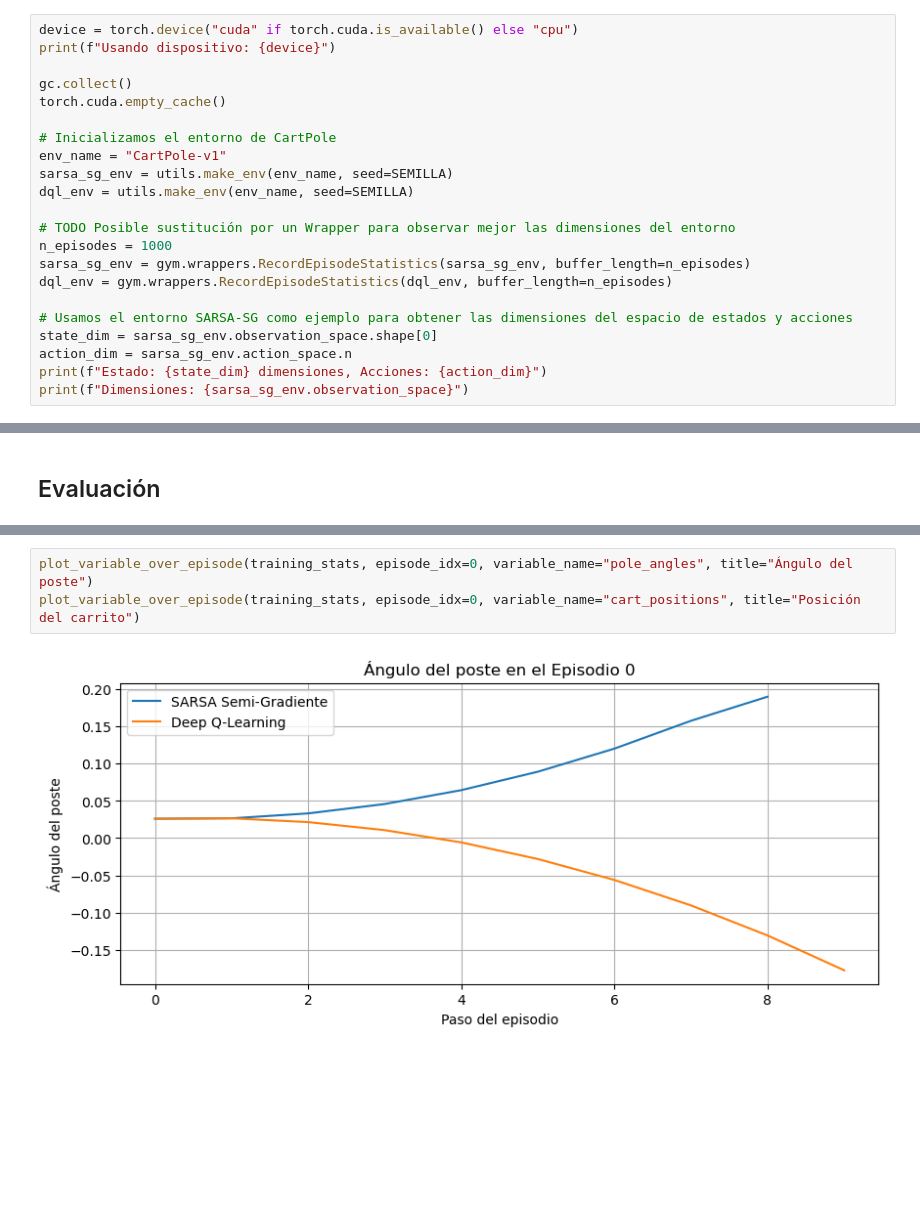
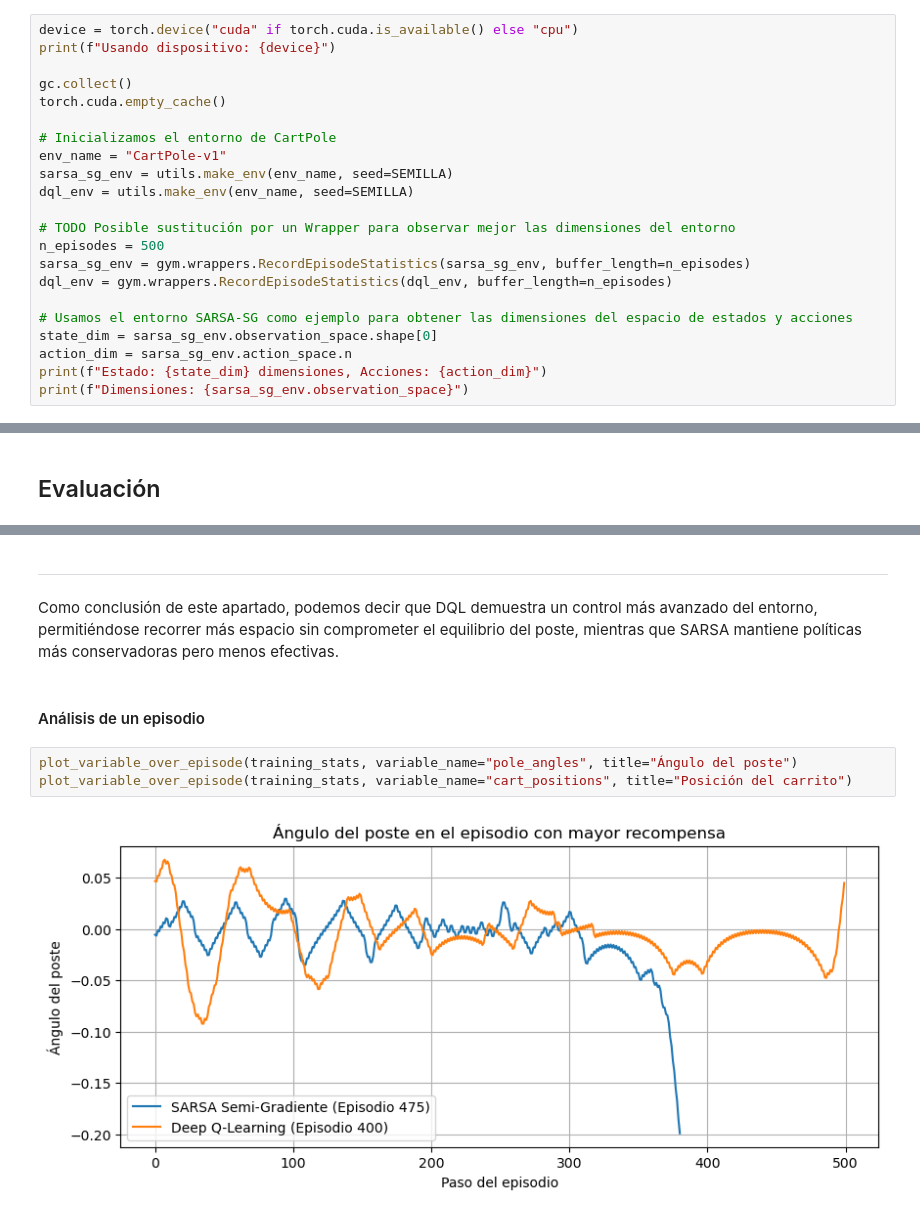
Before and after one commit to oliatom350/RL_SFDD, a Jupyter notebook: Estudio_Metodos_Aproximaciones.ipynb, the cells around one changed output, grey strips where cells are left out. Saved outputs shown, nothing was run; the diff lists cells and outputs as text; blank space fills up the shorter version.

```diff
--- a/Estudio_Metodos_Aproximaciones.ipynb
+++ b/Estudio_Metodos_Aproximaciones.ipynb
@@ -58,7 +54,7 @@ sarsa_sg_env = utils.make_env(env_name, seed=SEMILLA)
 dql_env = utils.make_env(env_name, seed=SEMILLA)
 
 # TODO Posible sustitución por un Wrapper para observar mejor las dimensiones del entorno
-n_episodes = 1000
+n_episodes = 500
 sarsa_sg_env = gym.wrappers.RecordEpisodeStatistics(sarsa_sg_env, buffer_length=n_episodes)
 dql_env = gym.wrappers.RecordEpisodeStatistics(dql_env, buffer_length=n_episodes)
 
@@ -276,5 +396,11 @@ plot_variable_summary(dql_cart_positions, title="Posición del carrito DeepQ Lea
+# %% [markdown]
+----------------------------------------
+# %% [markdown]
+Como conclusión de este apartado, podemos decir que DQL demuestra un control más avanzado del entorno, permitiéndose recorrer más espacio sin comprometer el equilibrio del poste, mientras que SARSA mantiene políticas más conservadoras pero menos efectivas.
+# %% [markdown]
+#### Análisis de un episodio
 # %%
-plot_variable_over_episode(training_stats, episode_idx=0, variable_name="pole_angles", title="Ángulo del poste")
-plot_variable_over_episode(training_stats, episode_idx=0, variable_name="cart_positions", title="Posición del carrito")
+plot_variable_over_episode(training_stats, variable_name="pole_angles", title="Ángulo del poste")
+plot_variable_over_episode(training_stats, variable_name="cart_positions", title="Posición del carrito")
 # %% [output]
-[figure, old version]
+[figure, new version]
```
Also changed, not shown: parts of 40 cells of this notebook, 1 other file.
